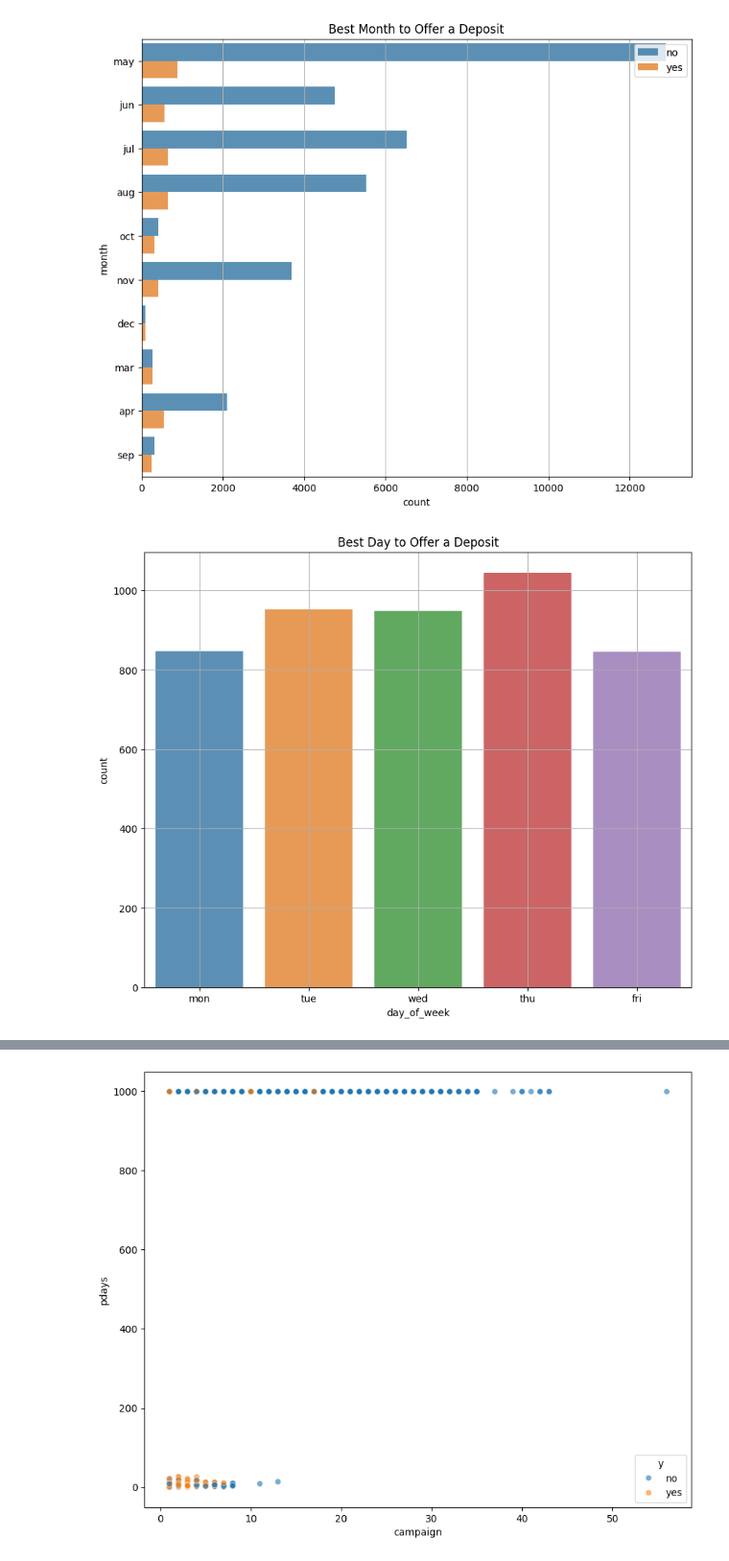
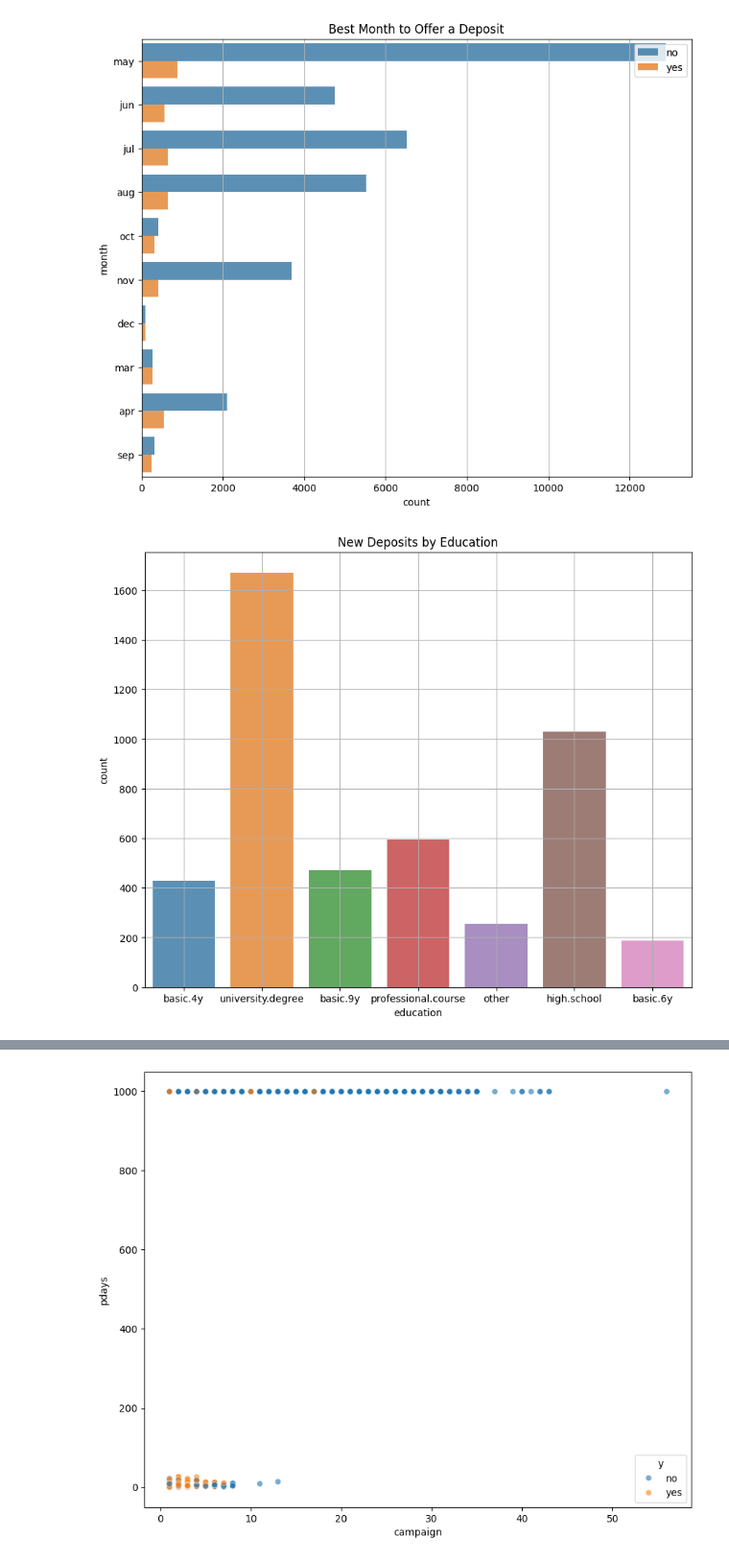
Before and after one commit to iagorivadulla/iagorivadulla-machine-learning-python-template-logistic-regression, a Jupyter notebook: src/explore.ipynb, the cells around one changed output, grey strips where cells are left out. Shown: that part at 96% size. Saved outputs shown, nothing was run; the diff lists cells and outputs as text; code cells hidden in the pictures.

```diff
--- a/src/explore.ipynb
+++ b/src/explore.ipynb
@@ -114,0 +127,5 @@ plt.show()
+# %%
+#group unknown and illiterate
+df.loc[df['education'] == 'unknown', 'education'] = 'other'
+df.loc[df['education'] == 'illiterate', 'education'] = 'other'
+df['education'].value_counts(normalize=True)
@@ -114,0 +142,3 @@ plt.show()
+# %%
+df.loc[df['job'] == 'unknown', 'job'] = 'other'
+df['job'].value_counts(normalize=True)
@@ -151,17 +221,16 @@ plt.show()
 # %% [output]
 [figure]
 # %%
-# y yes by days of the week
-
+#yes by education
 plt.figure(figsize=(10, 8))
 
 df_yes = df[df['y'] == 'yes']
 
-sns.countplot(data=df_yes, x ='day_of_week', hue='day_of_week', alpha=0.8)
+sns.countplot(data=df_yes, x ='education', hue='education', alpha=0.8)
 
-plt.title('Best Day to Offer a Deposit')
+plt.title('New Deposits by Education')
 plt.grid(True)
 plt.show()
 # %% [output]
-[figure, old version]
+[figure, new version]
 # %%
```
Also changed, not shown: parts of 24 cells of this notebook, 1 other file.
